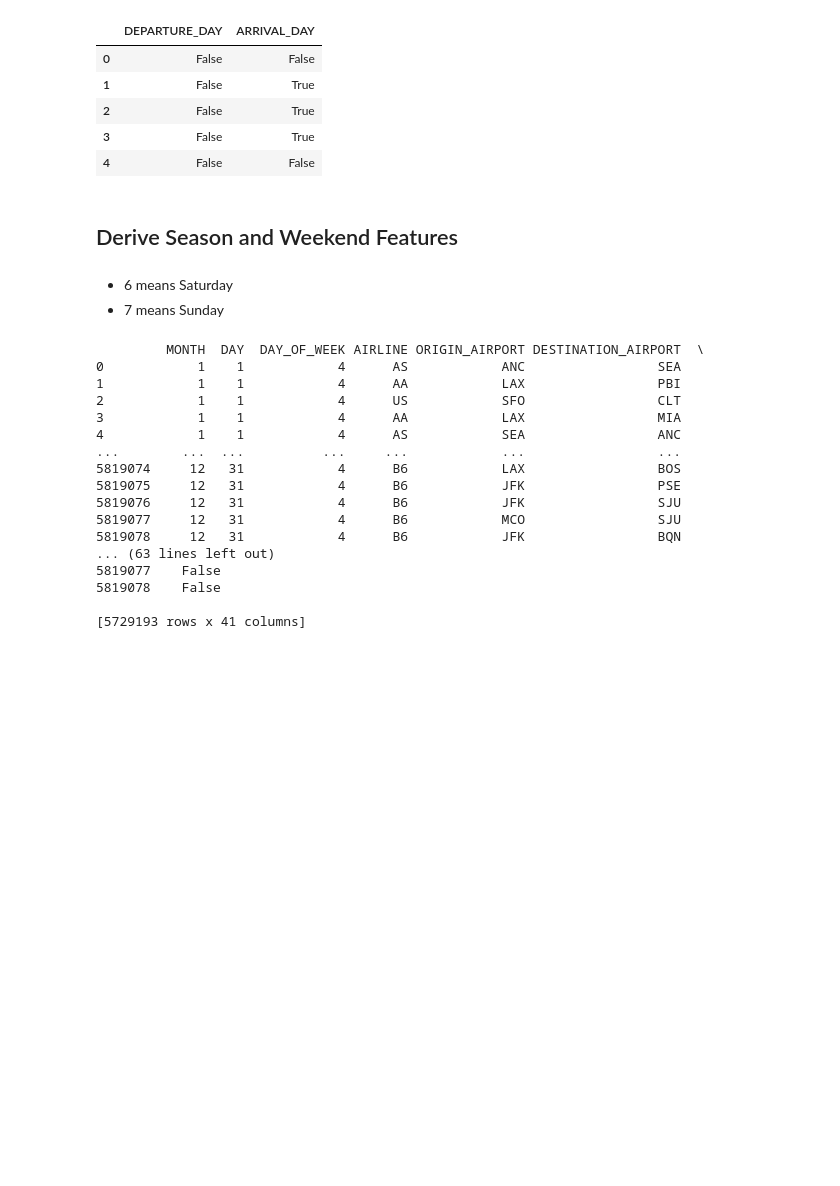
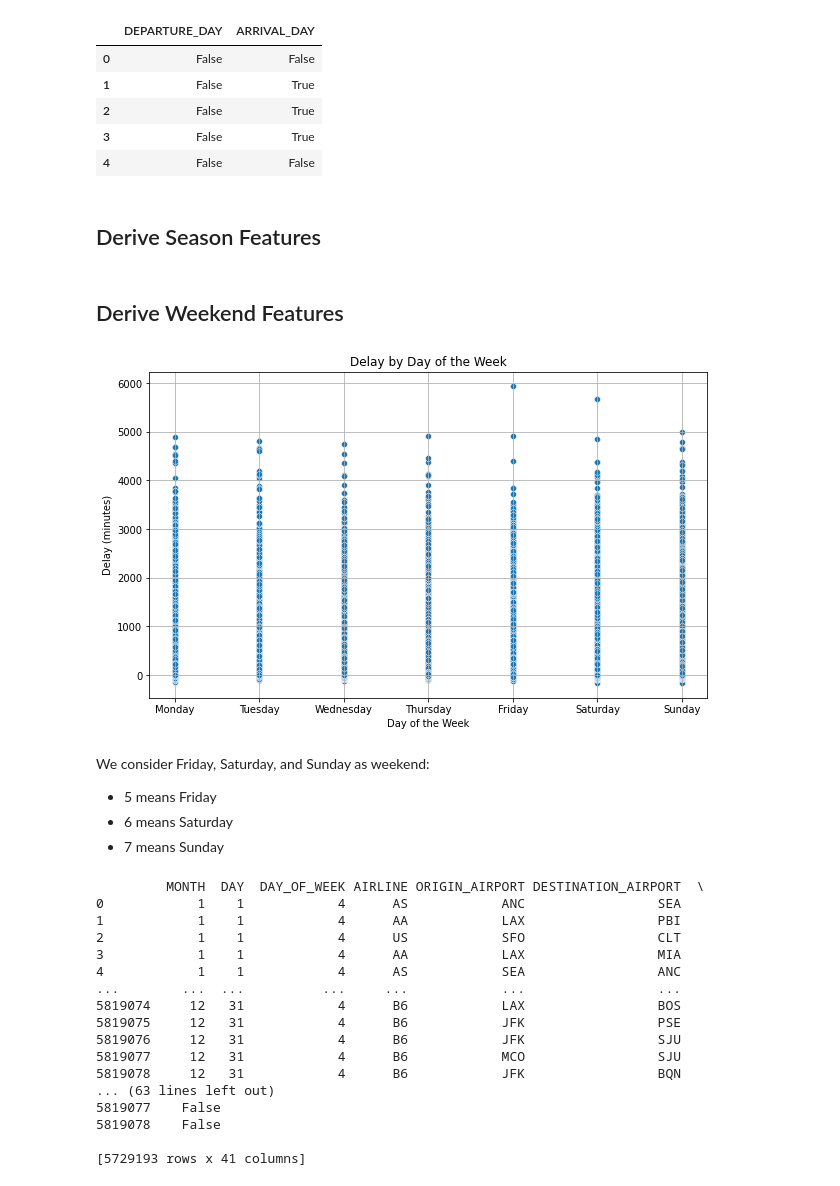
Before and after one commit to azadehansari/Capstone3_Flight_Delays_Prediction, a Jupyter notebook: notebooks/02.PreProcess&Modeling.ipynb, the cells around one changed output. Cells and saved outputs as stored; diff of their text form; code cells hidden in the pictures; blank space fills up the shorter version.

```diff
--- a/notebooks/02.PreProcess&Modeling.ipynb
+++ b/notebooks/02.PreProcess&Modeling.ipynb
@@ -257,4 +258,4 @@ flights_delay[['DEPARTURE_DAY','ARRIVAL_DAY']].head()
 | 3 | False | True |
 | 4 | False | False |
 # %% [markdown]
-## Derive Season and Weekend Features
+## Derive Season Features
@@ -261,4 +275,22 @@ flights_delay[['DEPARTURE_DAY','ARRIVAL_DAY']].head()
+# %% [markdown]
+## Derive Weekend Features
+# %%
+# Scatter plot of day of the week and delay
+plt.figure(figsize=(10, 6))
+sns.scatterplot(x='DAY_OF_WEEK', y='Delay', data=flights_delay)
+plt.title('Delay by Day of the Week')
+plt.xlabel('Day of the Week')
+plt.ylabel('Delay (minutes)')
+plt.xticks(ticks=[1, 2, 3, 4, 5, 6, 7], labels=['Monday', 'Tuesday', 'Wednesday', 'Thursday', 'Friday', 'Saturday', 'Sunday'])
+plt.grid(True)
+
+plt.show()
+# %% [output]
+[figure, added]
 # %% [markdown]
+We consider Friday, Saturday, and Sunday as weekend:
+
+* 5 means Friday
 * 6 means Saturday
 * 7 means Sunday
 # %%
```
Also changed, not shown: parts of 22 cells of this notebook.
